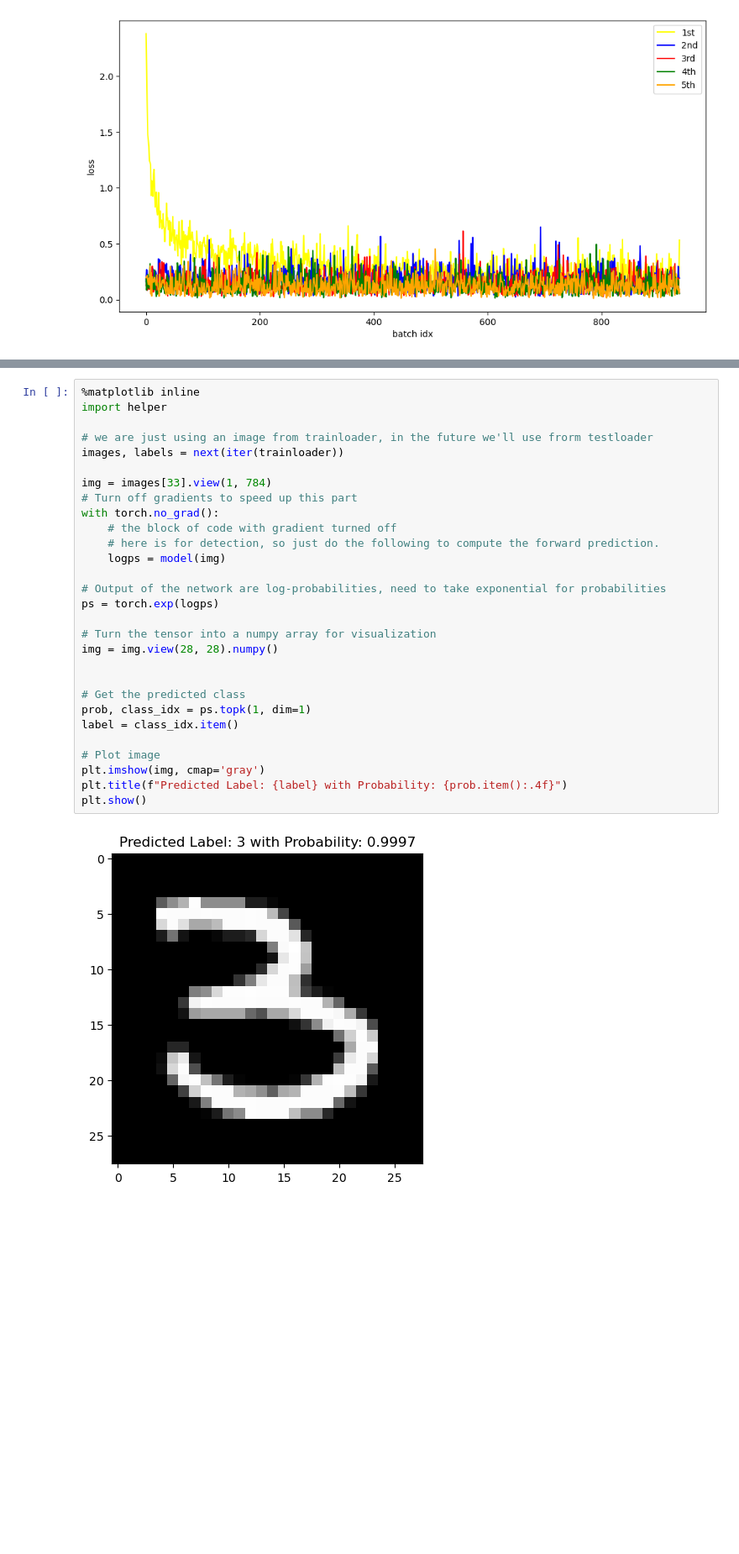
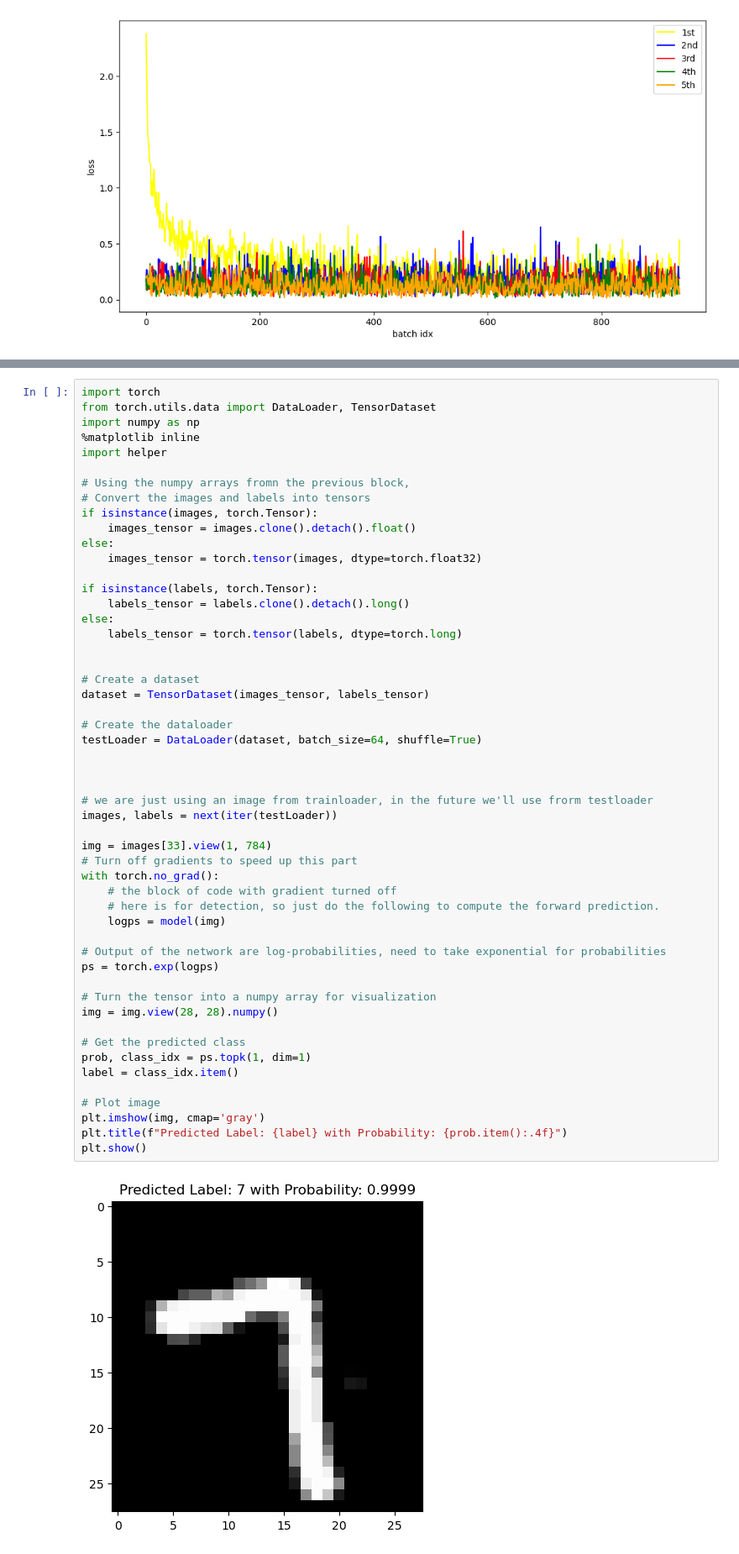
Before and after one commit to akleinecke/580_FinalProject_Fall24, a Jupyter notebook: Group 5 Final Project.ipynb, the cells around one changed output, grey strips where cells are left out. Shown at 84% size. Drawn from its saved outputs; the diff is of its cells as text; blank space fills up the shorter version.

Commit message:
Modified prediction code to use local images.

```diff
--- a/Group 5 Final Project.ipynb
+++ b/Group 5 Final Project.ipynb
@@ -507,31 +502,54 @@ Group 3, shame on you!
 # %%
+import torch
+from torch.utils.data import DataLoader, TensorDataset
+import numpy as np
 %matplotlib inline
 import helper
 
+# Using the numpy arrays fromn the previous block,
+# Convert the images and labels into tensors
+if isinstance(images, torch.Tensor):
+    images_tensor = images.clone().detach().float()
+else:
+    images_tensor = torch.tensor(images, dtype=torch.float32)
+
+if isinstance(labels, torch.Tensor):
+    labels_tensor = labels.clone().detach().long()
+else:
+    labels_tensor = torch.tensor(labels, dtype=torch.long)
+
+
+# Create a dataset
+dataset = TensorDataset(images_tensor, labels_tensor)
+
+# Create the dataloader
+testLoader = DataLoader(dataset, batch_size=64, shuffle=True)
+
+
+
 # we are just using an image from trainloader, in the future we'll use frorm testloader
-images, labels = next(iter(trainloader))
+images, labels = next(iter(testLoader))
 
 img = images[33].view(1, 784)
 # Turn off gradients to speed up this part
 with torch.no_grad():
     # the block of code with gradient turned off
     # here is for detection, so just do the following to compute the forward prediction.
     logps = model(img)
 
 # Output of the network are log-probabilities, need to take exponential for probabilities
 ps = torch.exp(logps)
 
 # Turn the tensor into a numpy array for visualization
 img = img.view(28, 28).numpy()
 
-
 # Get the predicted class
 prob, class_idx = ps.topk(1, dim=1)
 label = class_idx.item()
 
 # Plot image
 plt.imshow(img, cmap='gray')
 plt.title(f"Predicted Label: {label} with Probability: {prob.item():.4f}")
 plt.show()
 # %% [output]
-[figure, old version]
+[figure, new version]
```
Also changed, not shown: parts of 2 cells of this notebook.
